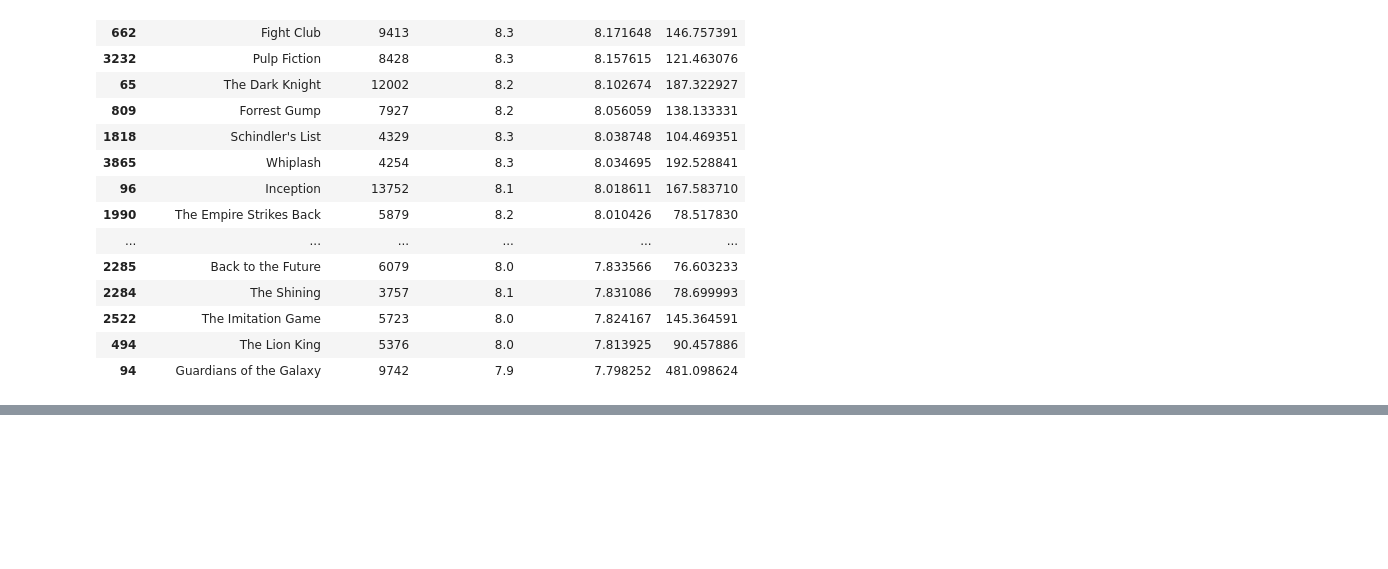
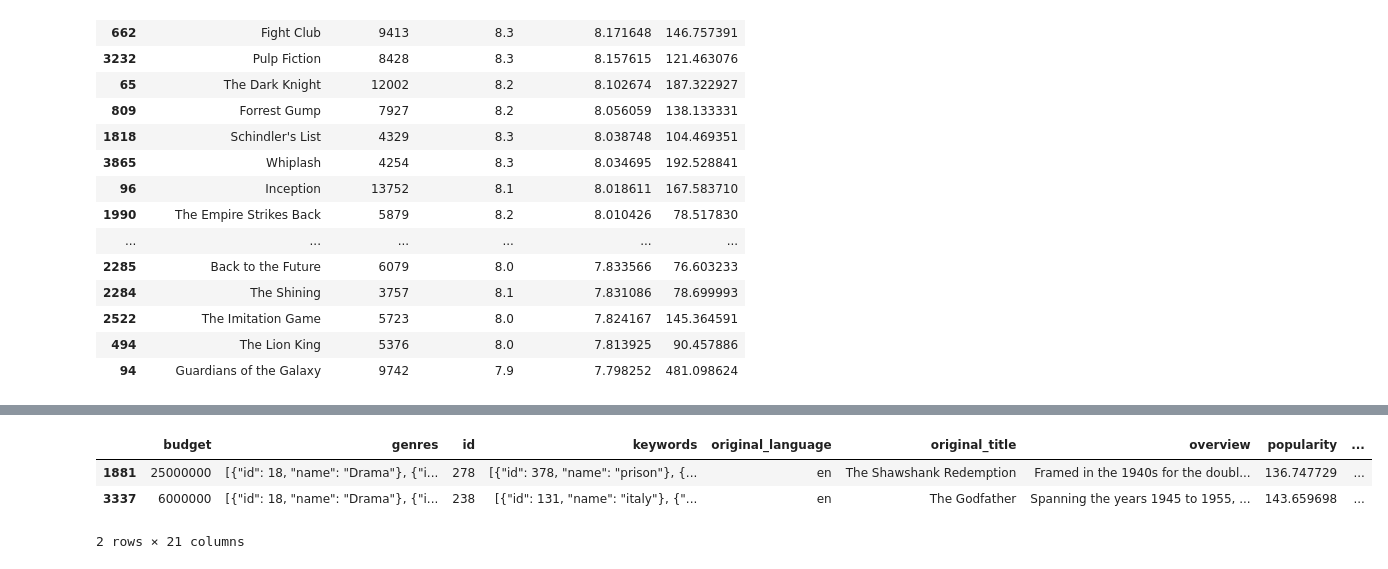
Before and after one commit to arjunjanamatti/recommend_system, a Jupyter notebook: youtube_videos/Untitled.ipynb, the cells around one changed output, grey strips where cells are left out. Drawn from its saved outputs; the diff is of its cells as text; code cells hidden in the pictures; blank space fills up the shorter version.

```diff
--- a/youtube_videos/Untitled.ipynb
+++ b/youtube_videos/Untitled.ipynb
@@ -132,0 +155,7 @@ merged_df_sorted[['original_title', 'vote_count', 'vote_average', 'weighted_aver
+# %%
+merged_df_sorted.head(2)
+# %% [output]
+|  | budget | genres | id | keywords | original_language | original_title | overview | popularity | ... |
+| 1881 | 25000000 | [{"id": 18, "name": "Drama"}, {"i... | 278 | [{"id": 378, "name": "prison"}, {... | en | The Shawshank Redemption | Framed in the 1940s for the doubl... | 136.747729 | ... |
+| 3337 | 6000000 | [{"id": 18, "name": "Drama"}, {"i... | 238 | [{"id": 131, "name": "italy"}, {"... | en | The Godfather | Spanning the years 1945 to 1955, ... | 143.659698 | ... |
+2 rows × 21 columns
```
Also changed, not shown: parts of 7 cells of this notebook.
